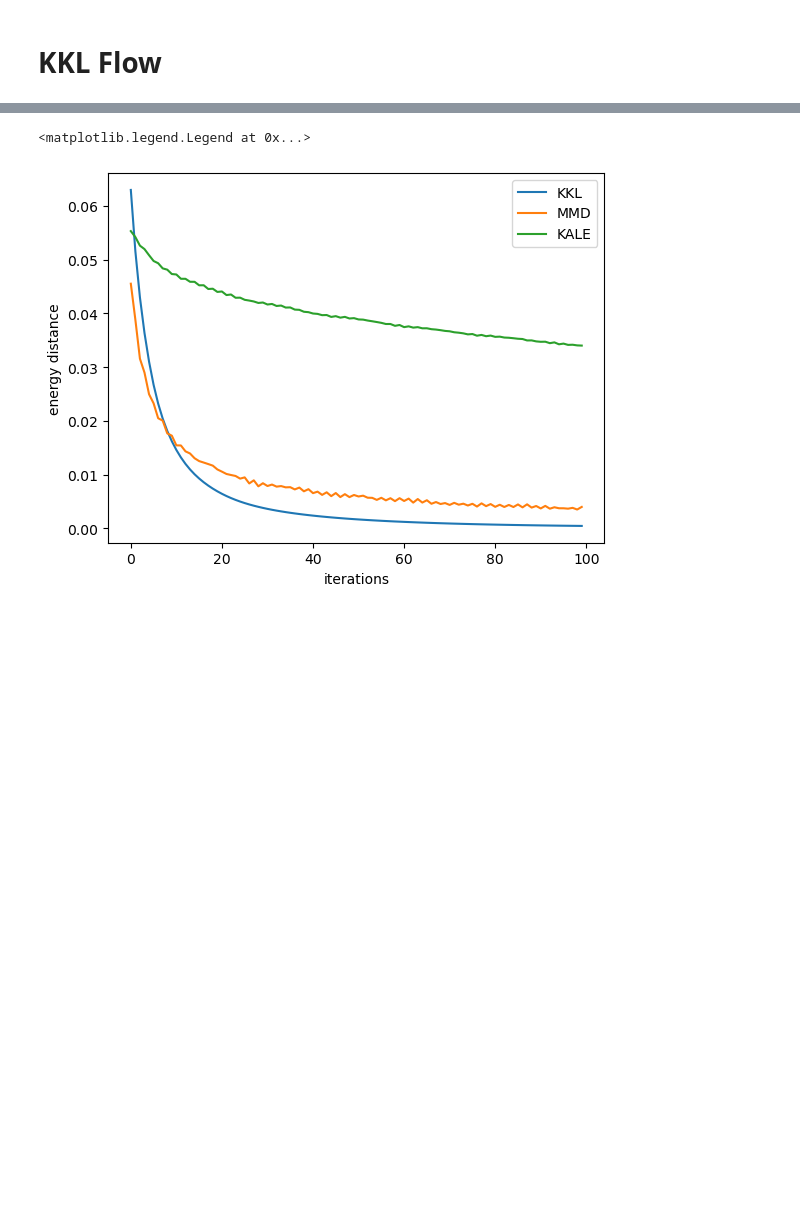
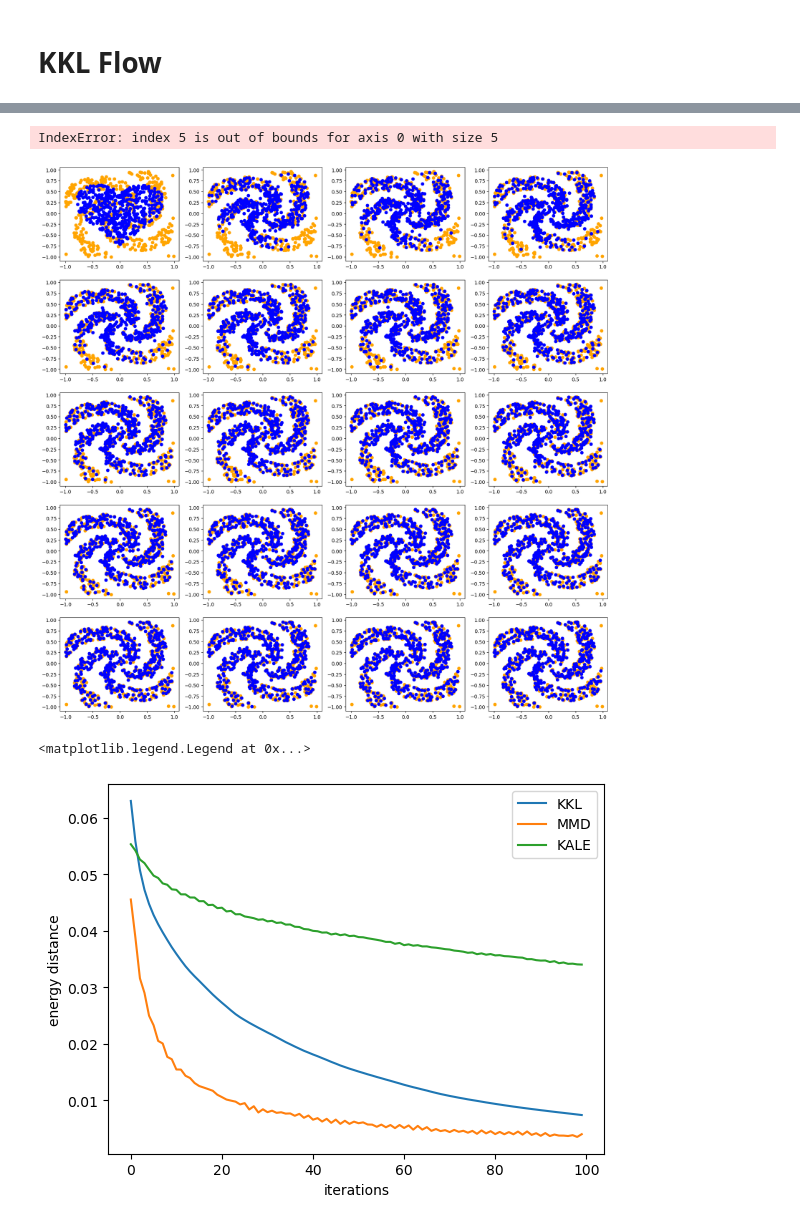
Before and after one commit to cclementine25/KKL-divergence-gradient-flows, a Jupyter notebook: Regularized/heart_to_spiral.ipynb, the cells around one changed output, grey strips where cells are left out. Saved outputs shown, nothing was run; the diff lists cells and outputs as text; code cells hidden in the pictures; blank space fills up the shorter version.

```diff
--- a/Regularized/heart_to_spiral.ipynb
+++ b/Regularized/heart_to_spiral.ipynb
@@ -215 +187,29 @@ Text(0.5, 1.0, 'Values of the gradient of $KKL_{\\alpha}')
+# %%
+fig, axs = plt.subplots(5, 4, figsize=(20,20))
+for i in range(0,len(X)-1,T//20):
+    j = i//(T//20)
+    #axs[j//4,j%4].axis([-3,3.5,-4,1])
+    axs[j//4,j%4].scatter(y[:,0],y[:,1],color = "orange")
+    axs[j//4,j%4].scatter(positions[i,:,0], positions[i,:,1], color = "blue")
+
+
+plt.figure()
+#plt.axis([-3,3.5,-4,1])
+plt.scatter(y[:,0],y[:,1],color = "orange")
+plt.scatter(positions[-1,:,0], positions[-1,:,1])
+plt.title("sigma = " + str(sigma) + ", h = " + str(h))
+
+
+
+
+plt.figure()
+plt.plot(l_J)
+plt.title(r"values of $KKL_{\alpha}")
+
+plt.figure()
+plt.plot(Grad)
+plt.title(r"Values of the gradient of $KKL_{\alpha}")
+# %% [output]
+IndexError: index 5 is out of bounds for axis 0 with size 5
+[figure, added]
 # %%
@@ -222,7 +222,7 @@ ED_mmd = []
 ED_kale = []
 ED_kkl = []
 for t in range(100):
-    x_t = X[t]
+    x_t = positions[t]
     ED_kkl.append(dv.energy_distance(x_t,y))
     ED_mmd.append(dv.energy_distance(results["kale_10000"]['trajectories'][t],results["kale_10000"]['X']))
     ED_kale.append(dv.energy_distance(results["kale_0001"]['trajectories'][t],results["kale_0001"]['X']))
@@ -236,7 +236,7 @@ plt.ylabel("energy distance")
 plt.legend()
 # %% [output]
 <matplotlib.legend.Legend at 0x...>
-[figure, old version]
+[figure, new version]
 # %%
 import ot
 
```
Also changed, not shown: parts of 8 cells of this notebook, 6 other files.
